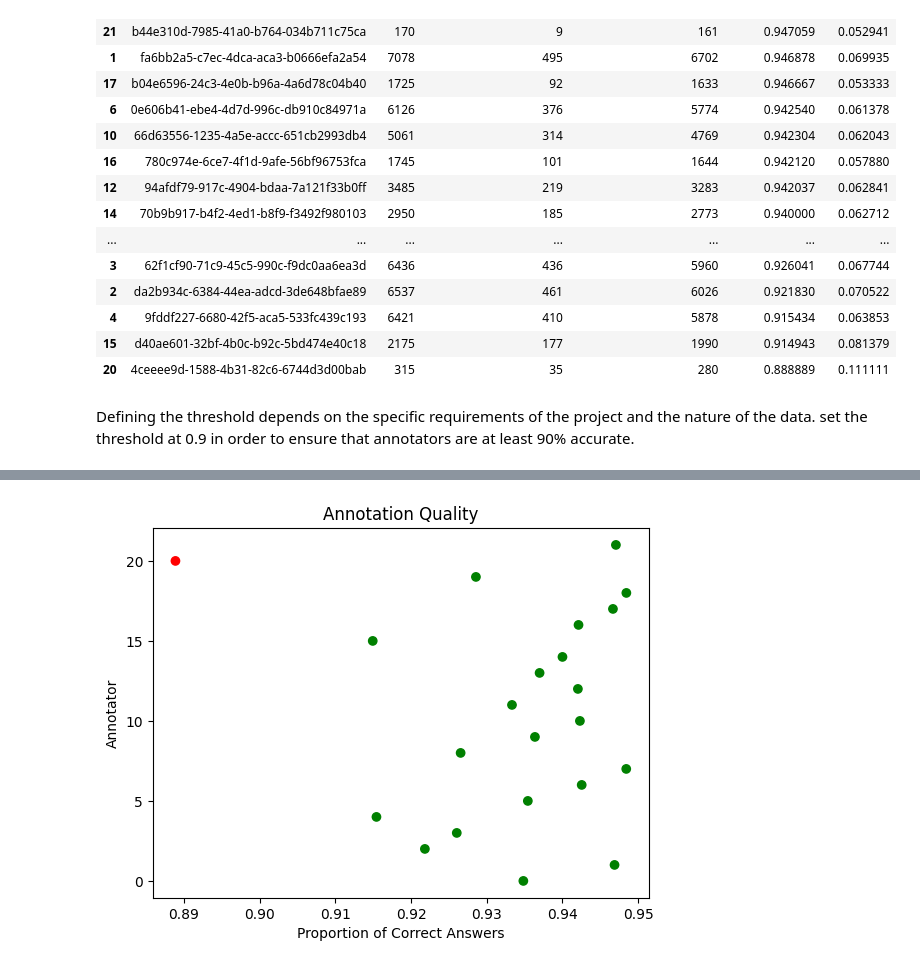
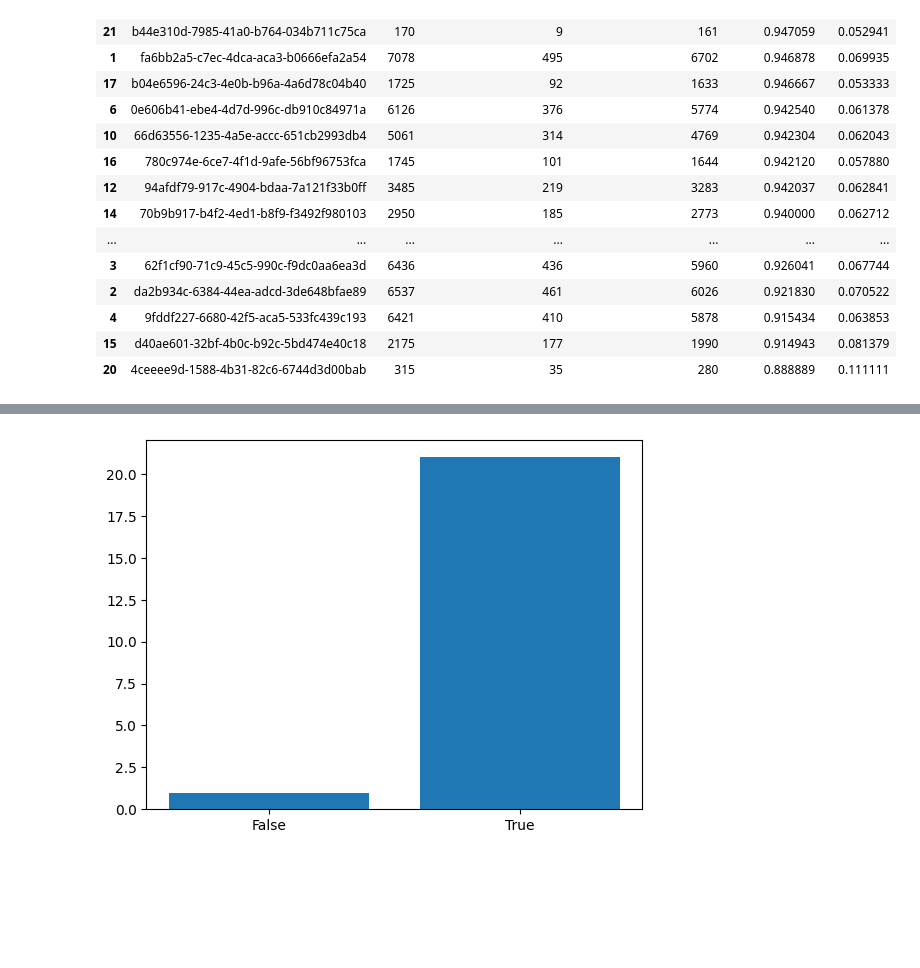
Before and after one commit to beigifahimeh/quality_match, a Jupyter notebook: notebooks/quality_match_solution.ipynb, the cells around one changed output, grey strips where cells are left out. Drawn from its saved outputs; the diff is of its cells as text; code cells hidden in the pictures; blank space fills up the shorter version.

```diff
--- a/notebooks/quality_match_solution.ipynb
+++ b/notebooks/quality_match_solution.ipynb
@@ -225,14 +238,9 @@ sorted_accuracy
 | 4 | 9fddf227-6680-42f5-aca5-533fc439c193 | 6421 | 410 | 5878 | 0.915434 | 0.063853 |
 | 15 | d40ae601-32bf-4b0c-b92c-5bd474e40c18 | 2175 | 177 | 1990 | 0.914943 | 0.081379 |
 | 20 | 4ceeee9d-1588-4b31-82c6-6744d3d00bab | 315 | 35 | 280 | 0.888889 | 0.111111 |
-# %% [markdown]
-Defining the threshold depends on the specific requirements of the project and the nature of the data.
-set the threshold at 0.9 in order to ensure that  annotators are at least 90% accurate.
 # %%
-threshold = 0.9
-users["annotation_quality"]= "unknown"
-users.loc[users['good_annotation_count'] / users['count'] >= threshold, 'annotation_quality'] = 'good'
-users.loc[users['bad_annotation_count'] / users['count'] >= 1 - threshold, 'annotation_quality'] = 'bad'
+threshold = 0.90
+users['annotation_quality'] = users['good_annotation_count'] / users['count'] >= threshold
 users
 # %% [output]
 |  | user.id | count | bad_annotation_count | good_annotation_count | accuracy_rate | error_rate | ... |
@@ -252,13 +260,10 @@ users
 | 19 | 2d521e66-c47c-4033-ba9e-95dcab974ae5 | 630 | 45 | 585 | 0.928571 | 0.071429 | ... |
 | 20 | 4ceeee9d-1588-4b31-82c6-6744d3d00bab | 315 | 35 | 280 | 0.888889 | 0.111111 | ... |
 | 21 | b44e310d-7985-41a0-b764-034b711c75ca | 170 | 9 | 161 | 0.947059 | 0.052941 | ... |
-# %%
-colors = {'good': 'green', 'bad': 'red'}
-
-plt.scatter(users['good_annotation_count'] / users['count'], users.index, c=users['annotation_quality'].apply(lambda x: colors[x]))
-plt.title('Annotation Quality')
-plt.xlabel('Proportion of Correct Answers')
-plt.ylabel('Annotator')
-plt.show()
-# %% [output]
-[figure, removed]
+# %%
+df = users.groupby("annotation_quality").agg(count=('user.id', 'count')).reset_index()
+
+plt.bar(df['annotation_quality'].astype(str), df['count'])
+plt.show()
+# %% [output]
+[figure, added]
```
Also changed, not shown: parts of 12 cells of this notebook.
